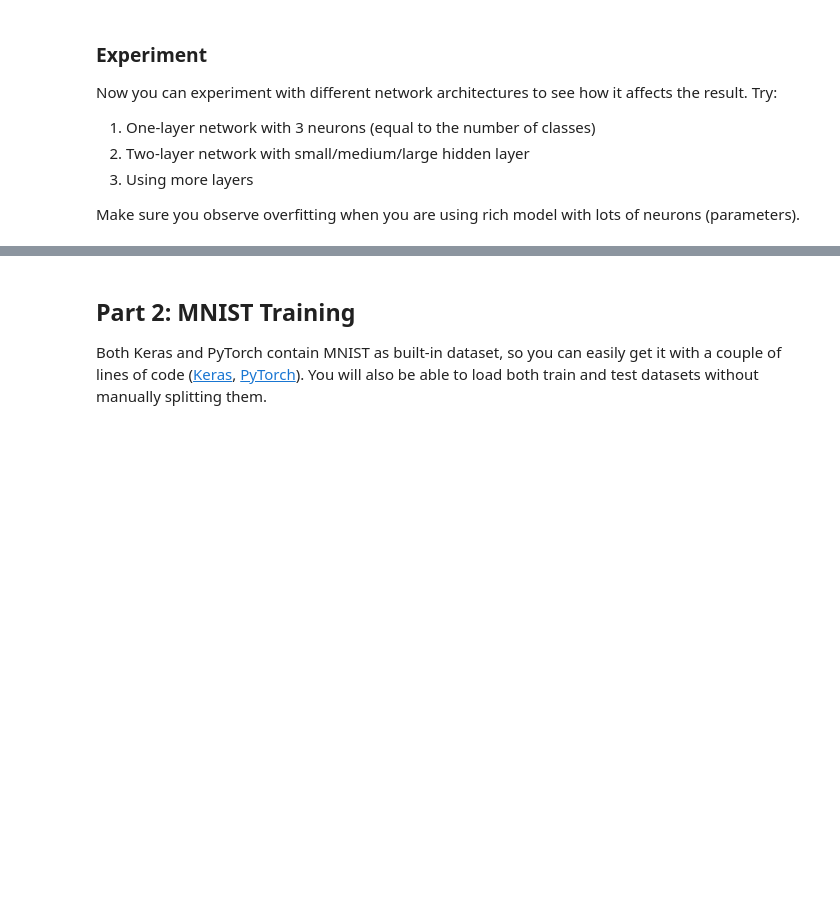
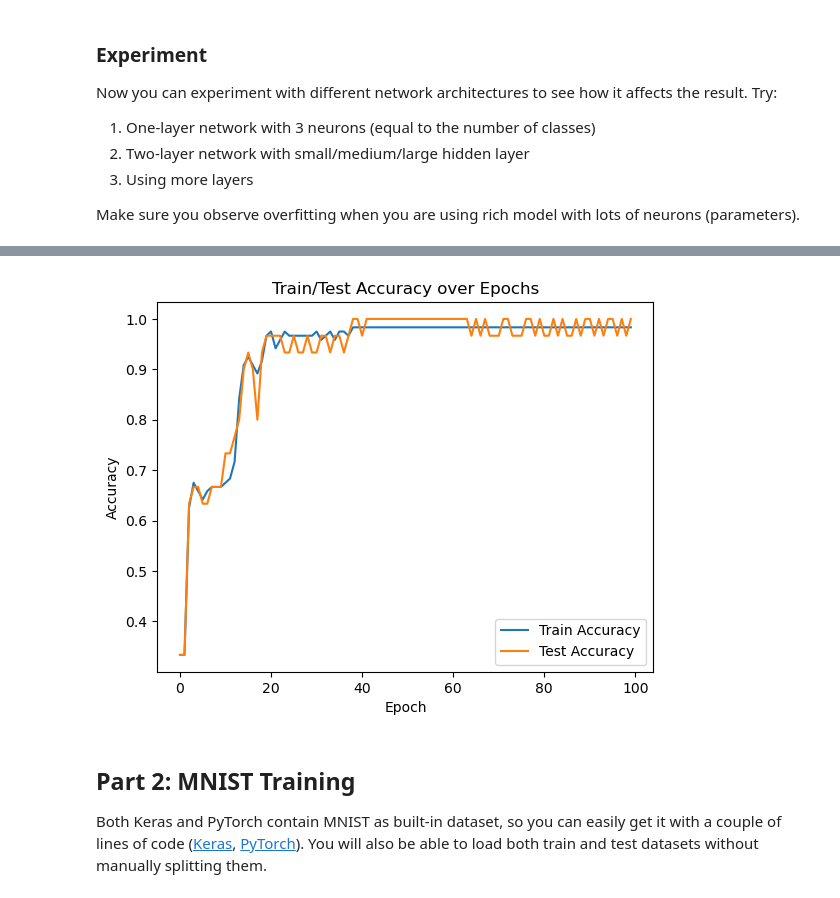
Before and after one commit to Talangus/AI-For-Beginners, a Jupyter notebook: lessons/3-NeuralNetworks/05-Frameworks/lab/LabFrameworks.ipynb, the cells around one changed output, grey strips where cells are left out. Drawn from its saved outputs; the diff is of its cells as text; code cells hidden in the pictures; blank space fills up the shorter version.

```diff
--- a/lessons/3-NeuralNetworks/05-Frameworks/lab/LabFrameworks.ipynb
+++ b/lessons/3-NeuralNetworks/05-Frameworks/lab/LabFrameworks.ipynb
@@ -229,0 +269,5 @@ plot_acc(history_two_layer_small)
+# %%
+three_layer_large_model = create_model(4, [64, 32, 16, 3])
+history_three_layer_large = train_model(three_layer_large_model, X_train, y_train, X_test, y_test)
+plot_acc(history_three_layer_large)
+# %% [output]
@@ -230,3 +284,4 @@ plot_acc(history_two_layer_small)
+[figure, added]
 # %% [markdown]
 ## Part 2: MNIST Training
 
```
Also changed, not shown: parts of 7 cells of this notebook.
